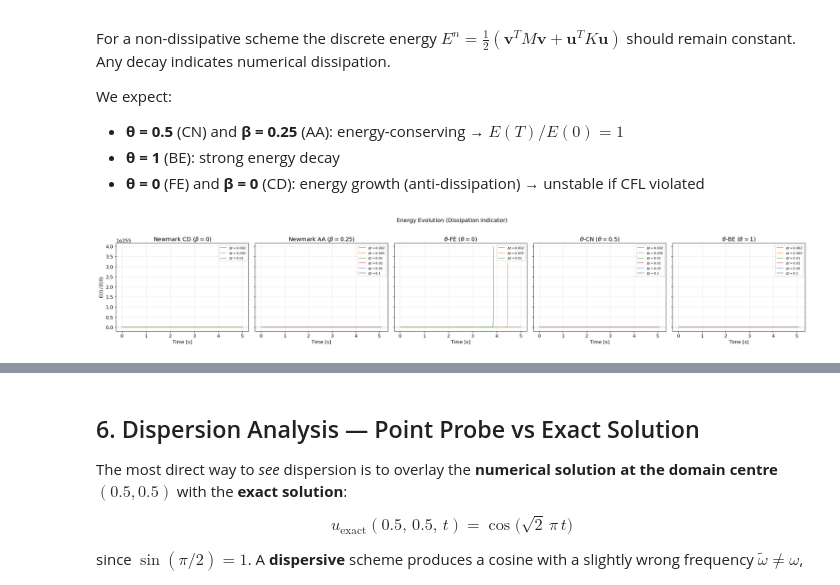
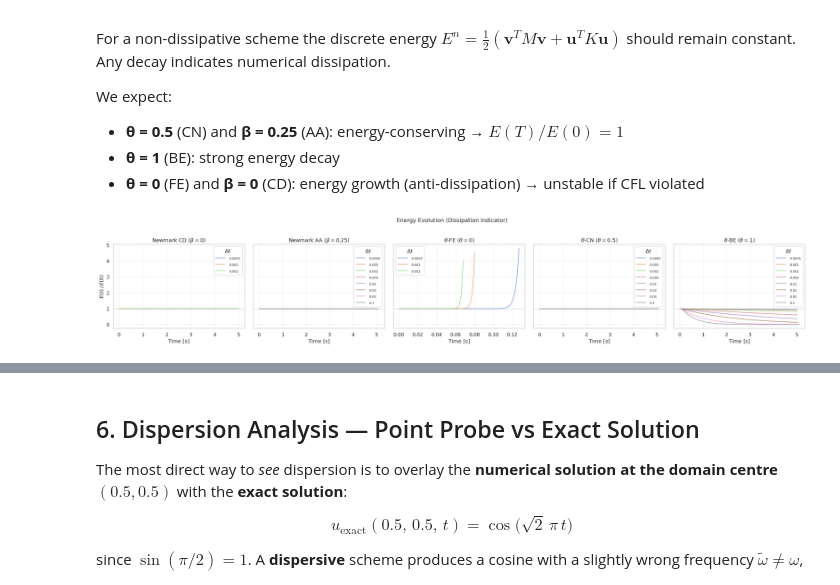
Before and after one commit to AlessandroGhiotto/nmpde-wave-equation, a Jupyter notebook: analysis/dissipation-dispersion-analysis.ipynb, the cells around one changed output, grey strips where cells are left out. Saved outputs shown, nothing was run; the diff lists cells and outputs as text; code cells hidden in the pictures.

```diff
--- a/analysis/dissipation-dispersion-analysis.ipynb
+++ b/analysis/dissipation-dispersion-analysis.ipynb
@@ -321,9 +162,9 @@ Loading summary: /home/ghi/Documents/HPC-PoliMi/NMPDE/labs/wave-equation/scripts
 # Load per-run energy, error, and probe time-series
 # ================================================================
 
-energy_dirs = sorted(SCRIPT_DIR.glob("dissdisp-energy-series*"))
-error_dirs  = sorted(SCRIPT_DIR.glob("dissdisp-error-series*"))
-probe_dirs  = sorted(SCRIPT_DIR.glob("dissdisp-probe-series*"))
+energy_dirs = sorted(DATA_DIR.glob("dissdisp-energy-series*"))
+error_dirs  = sorted(DATA_DIR.glob("dissdisp-error-series*"))
+probe_dirs  = sorted(DATA_DIR.glob("dissdisp-probe-series*"))
 
 energy_series = {}  # key: (scheme, dt) -> DataFrame(time, energy)
 error_series  = {}  # key: (scheme, dt) -> DataFrame(time, rel_L2_error)
@@ -381,36 +222,60 @@ We expect:
 # %%
 # ================================================================
 # Plot: Normalised energy E(t)/E(0) vs time  — one subplot per scheme
 # ================================================================
 
 if energy_series:
     schemes_present = sorted(set(k[0] for k in energy_series))
     n_schemes = len(schemes_present)
     fig, axes = plt.subplots(1, n_schemes, figsize=(5 * n_schemes, 4.5), sharey=True)
     if n_schemes == 1:
         axes = [axes]
 
     for ax, scheme in zip(axes, schemes_present):
         dt_keys = sorted([k for k in energy_series if k[0] == scheme], key=lambda x: x[1])
-        color = SCHEME_COLORS.get(scheme, "gray")
+
+        rows = []
         for key in dt_keys:
             edf = energy_series[key]
             E0 = edf["energy"].iloc[0]
             if E0 > 0:
-                ax.plot(edf["time"], edf["energy"] / E0,
-                        label=rf"$\Delta t = {key[1]}$", alpha=0.8, lw=1.2)
+                ratio = edf["energy"] / E0
+                # Truncate at first divergence to avoid y-scale distortion
+                exceed = ratio.abs() > ENERGY_CLIP
+                if exceed.any():
+                    cut = int(exceed.values.argmax())
+                    t_vals, r_vals = edf["time"].iloc[:cut].values, ratio.iloc[:cut].values
+                else:
+                    t_vals, r_vals = edf["time"].values, ratio.values
+                rows.append(pd.DataFrame({
+                    "Time [s]":  t_vals,
+                    "E(t)/E(0)": r_vals,
+                    "dt":        f"{key[1]:.4g}",
+                }))
+
+        if rows:
+            plot_df = pd.concat(rows, ignore_index=True)
+            sns.lineplot(
+                data=plot_df, x="Time [s]", y="E(t)/E(0)",
+                hue="dt", ax=ax, alpha=0.85, linewidth=1.2,
+            )
+            leg = ax.get_legend()
+            if leg is not None:
+                leg.set_title(r"$\Delta t$")
+                for text in leg.get_texts():
+                    text.set_fontsize(8)
+
         ax.axhline(1.0, color="k", ls=":", lw=0.8, alpha=0.5)
         ax.set_xlabel("Time [s]")
         ax.set_title(SCHEME_LABELS.get(scheme, scheme))
-        ax.legend(fontsize=8)
-    axes[0].set_ylabel(r"$E(t) \, / \, E(0)$")
 
+    axes[0].set_ylabel(r"$E(t)\,/\,E(0)$")
     fig.suptitle("Energy Evolution (Dissipation Indicator)", fontsize=14, y=1.02)
     fig.tight_layout()
     fig.savefig(FIG_DIR / "energy_evolution.pdf", bbox_inches="tight", dpi=150)
     fig.savefig(FIG_DIR / "energy_evolution.png", bbox_inches="tight", dpi=150)
     plt.show()
 else:
     print("No energy time-series data available. Run the sweep first.")
 # %% [output]
-[figure, old version]
+[figure, new version]
```
Also changed, not shown: parts of 15 cells of this notebook, 11 other files.
